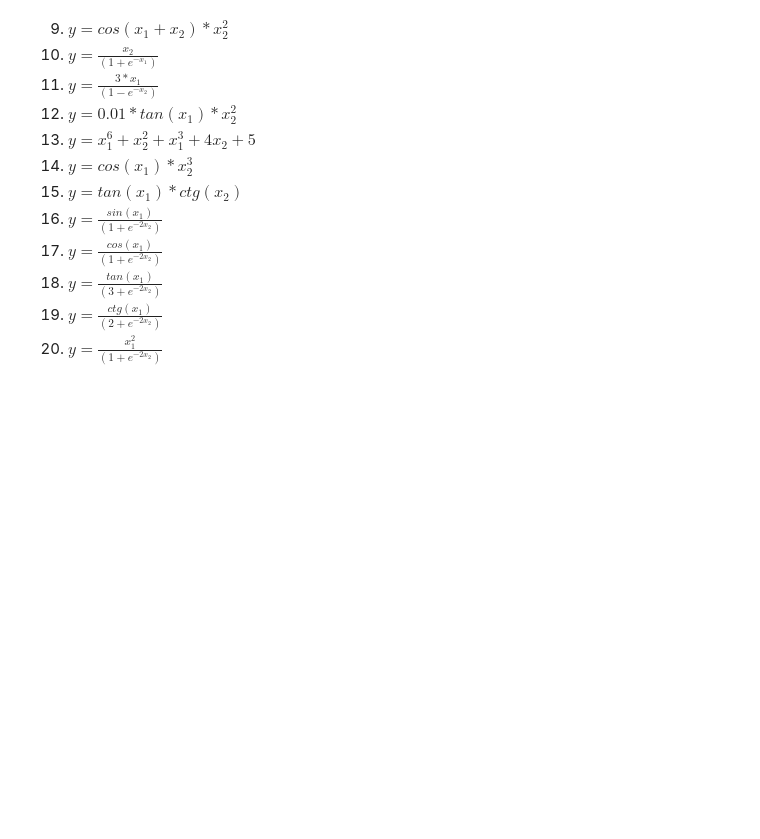
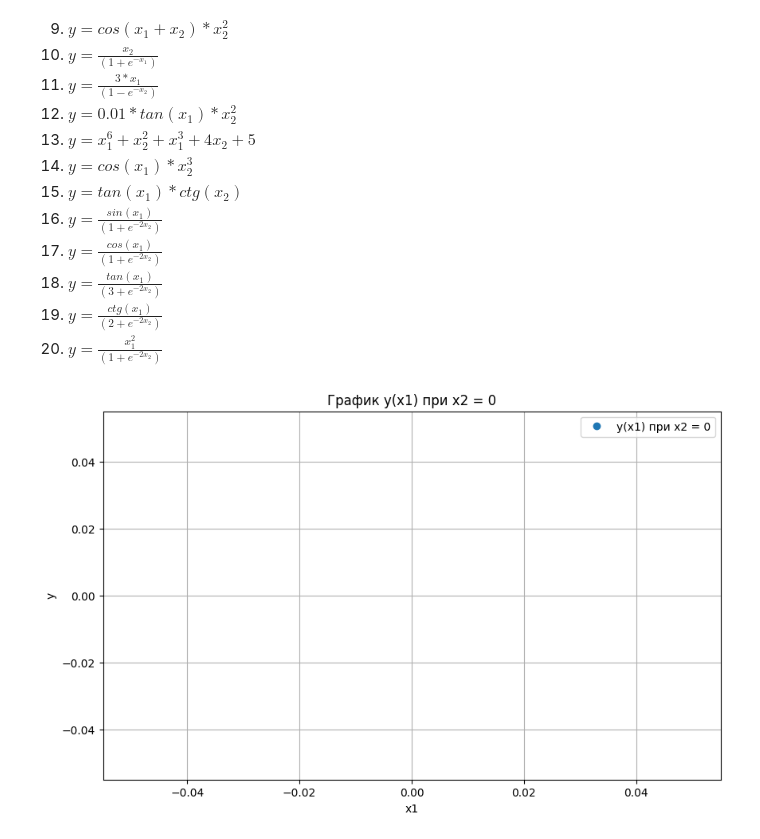
Before and after one commit to prankster972/ml_python, a Jupyter notebook: laba2/lab02.ipynb, the cells around one changed output. Saved outputs shown, nothing was run; the diff lists cells and outputs as text; code cells hidden in the pictures; blank space fills up the shorter version.

```diff
--- a/laba2/lab02.ipynb
+++ b/laba2/lab02.ipynb
@@ -38,0 +33,80 @@ df = pd.DataFrame({'X1': ['Raphael', 'Donatello'], 'X2': ['red', 'purple'], 'Y':
+# %%
+import pandas as pd
+import numpy as np
+import matplotlib.pyplot as plt
+from mpl_toolkits.mplot3d import Axes3D
+
+# Шаг 1: Генерация данных
+x1 = np.linspace(-10, 10, 500)  # Генерация 500 точек для x1 в диапазоне от -10 до 10
+x2 = np.linspace(-5, 5, 500)    # Генерация 500 точек для x2 в диапазоне от -5 до 5
+
+# Функция y = tan(x1) / (3 + e^(-2 * x2))
+y = np.tan(x1) / (3 + np.exp(-2 * x2))
+
+# Создаем DataFrame
+data = pd.DataFrame({
+    'x1': np.tile(x1, len(x2)),  # Для каждого значения x2 будет свой набор x1
+    'x2': np.repeat(x2, len(x1)), # Для каждого значения x1 будет свой набор x2
+    'y': np.tile(np.tan(x1), len(x2)) / (3 + np.exp(-2 * np.repeat(x2, len(x1))))  # y по функции
+})
+
+# Сохраняем данные в CSV файл
+data.to_csv('data.csv', index=False)
+
+# Шаг 2: Открытие CSV файла с использованием pandas
+data = pd.read_csv('data.csv')
+
+# Строим графики y(x1) при фиксированном x2 = 0 и y(x2) при фиксированном x1 = 0
+
+# График y(x1), при фиксированном x2 (пусть x2 = 0)
+plt.figure(figsize=(10, 6))
+plt.plot(data[data['x2'] == 0]['x1'], data[data['x2'] == 0]['y'], 'o', label="y(x1) при x2 = 0")
+plt.xlabel('x1')
+plt.ylabel('y')
+plt.title('График y(x1) при x2 = 0')
+plt.legend()
+plt.grid(True)
+plt.show()
+
+# График y(x2), при фиксированном x1 (пусть x1 = 0)
+plt.figure(figsize=(10, 6))
+plt.plot(data[data['x1'] == 0]['x2'], data[data['x1'] == 0]['y'], 'o', label="y(x2) при x1 = 0")
+plt.xlabel('x2')
+plt.ylabel('y')
+plt.title('График y(x2) при x1 = 0')
+plt.legend()
+plt.grid(True)
+plt.show()
+
+# Шаг 3: Среднее, минимальное и максимальное значение для каждого столбца
+print("Статистика для столбцов:")
+for column in ['x1', 'x2', 'y']:
+    print(f"{column}: Среднее = {data[column].mean()}, Минимум = {data[column].min()}, Максимум = {data[column].max()}")
+
+# Шаг 4: Сохранение строк с условием
+mean_x1 = data['x1'].mean()
+mean_x2 = data['x2'].mean()
+
+filtered_data = data[(data['x1'] < mean_x1) | (data['x2'] < mean_x2)]
+
+# Сохраняем отфильтрованные строки в новый CSV файл
+filtered_data.to_csv('filtered_data.csv', index=False)
+
+# Шаг 5: 3D график функции y(x1, x2)
+X1, X2 = np.meshgrid(x1, x2)  # Создаем сетку для x1 и x2
+Y = np.tan(X1) / (3 + np.exp(-2 * X2))  # Вычисляем значения функции для каждой точки сетки
+
+# Строим 3D график
+fig = plt.figure(figsize=(10, 7))
+ax = fig.add_subplot(111, projection='3d')
+
+ax.plot_surface(X1, X2, Y, cmap='viridis')
+
+ax.set_xlabel('x1')
+ax.set_ylabel('x2')
+ax.set_zlabel('y')
+ax.set_title('3D график y(x1, x2)')
+
+plt.show()
+# %% [output]
+[figure, added]
```
Also changed, not shown: parts of 2 cells of this notebook.
